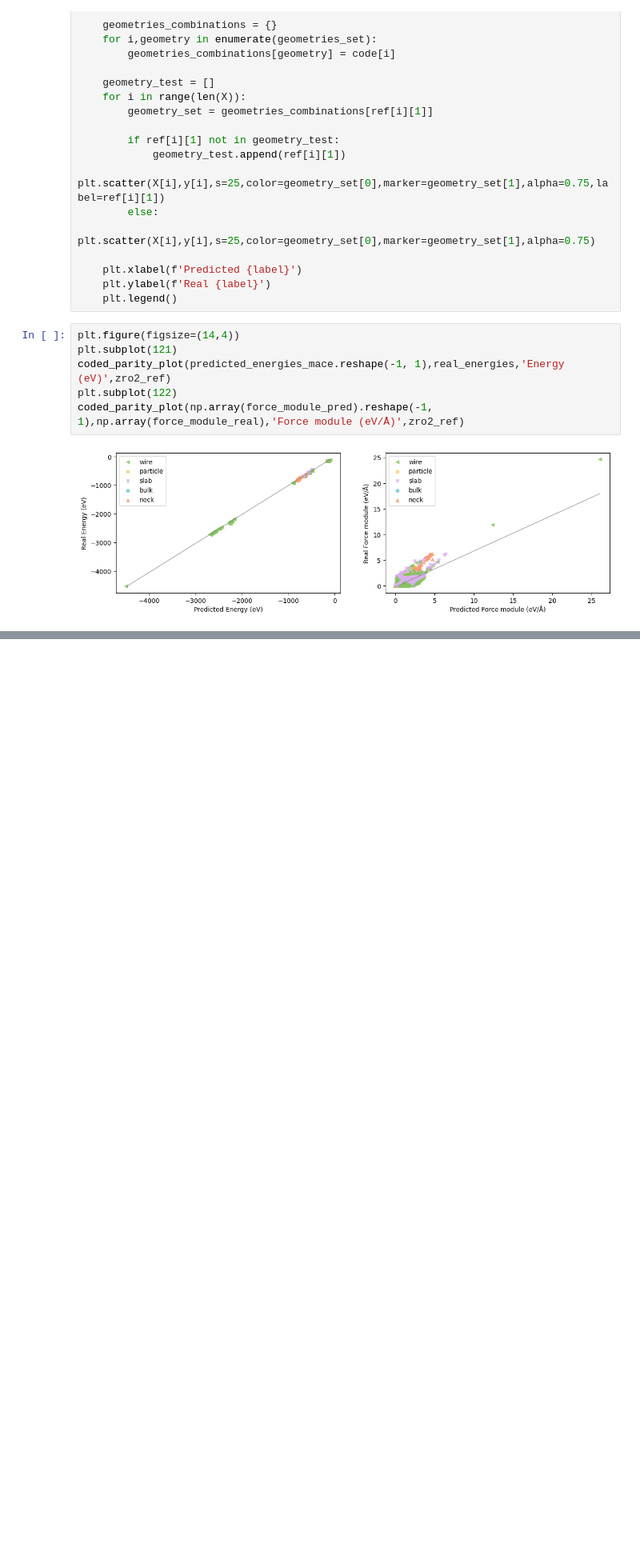
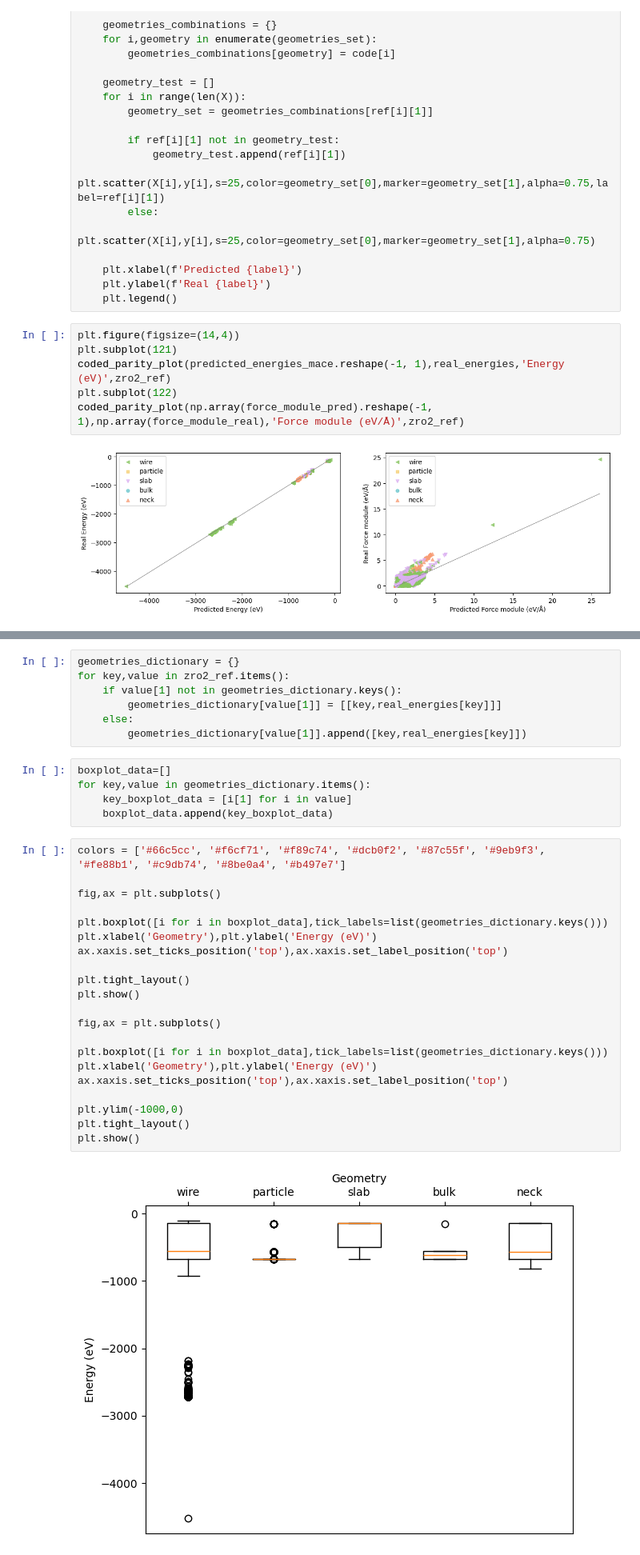
Before and after one commit to pedrozanineli/inference, a Jupyter notebook: 3_plot.ipynb, the cells around one changed output, grey strips where cells are left out. Shown at 80% size. Cells and saved outputs as stored; diff of their text form; blank space fills up the shorter version.

```diff
--- a/3_plot.ipynb
+++ b/3_plot.ipynb
@@ -163,0 +223,35 @@ coded_parity_plot(np.array(force_module_pred).reshape(-1, 1),np.array(force_modu
+# %%
+geometries_dictionary = {}
+for key,value in zro2_ref.items():
+    if value[1] not in geometries_dictionary.keys():
+        geometries_dictionary[value[1]] = [[key,real_energies[key]]]
+    else:
+        geometries_dictionary[value[1]].append([key,real_energies[key]])
+# %%
+boxplot_data=[]
+for key,value in geometries_dictionary.items():
+    key_boxplot_data = [i[1] for i in value]
+    boxplot_data.append(key_boxplot_data)
+# %%
+colors = ['#66c5cc', '#f6cf71', '#f89c74', '#dcb0f2', '#87c55f', '#9eb9f3', '#fe88b1', '#c9db74', '#8be0a4', '#b497e7']
+
+fig,ax = plt.subplots()
+
+plt.boxplot([i for i in boxplot_data],tick_labels=list(geometries_dictionary.keys()))
+plt.xlabel('Geometry'),plt.ylabel('Energy (eV)')
+ax.xaxis.set_ticks_position('top'),ax.xaxis.set_label_position('top')
+
+plt.tight_layout()
+plt.show()
+
+fig,ax = plt.subplots()
+
+plt.boxplot([i for i in boxplot_data],tick_labels=list(geometries_dictionary.keys()))
+plt.xlabel('Geometry'),plt.ylabel('Energy (eV)')
+ax.xaxis.set_ticks_position('top'),ax.xaxis.set_label_position('top')
+
+plt.ylim(-1000,0)
+plt.tight_layout()
+plt.show()
+# %% [output]
+[figure, added]
```
Also changed, not shown: parts of 12 cells of this notebook, 9 other files.
